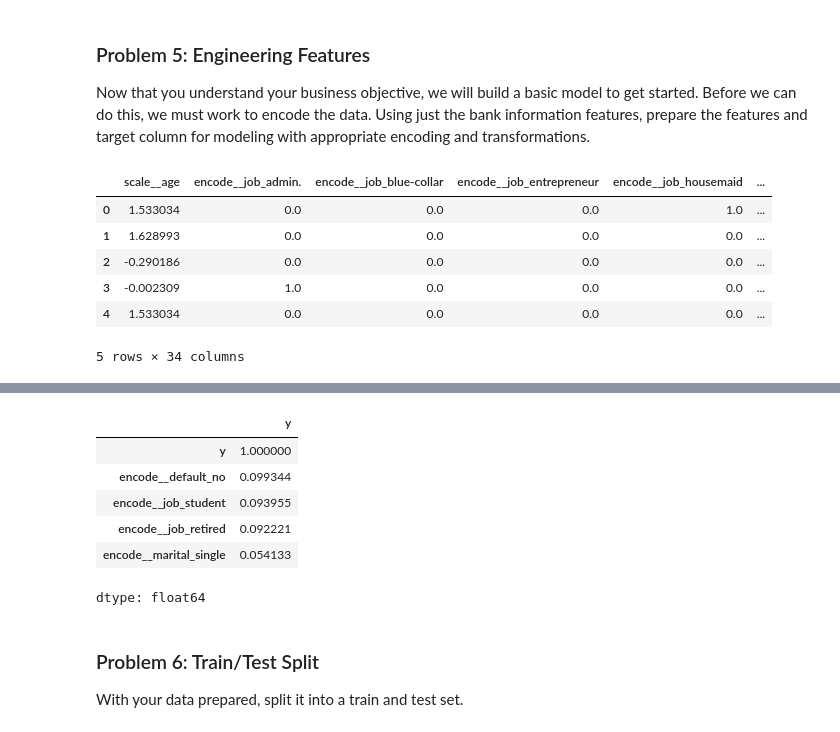
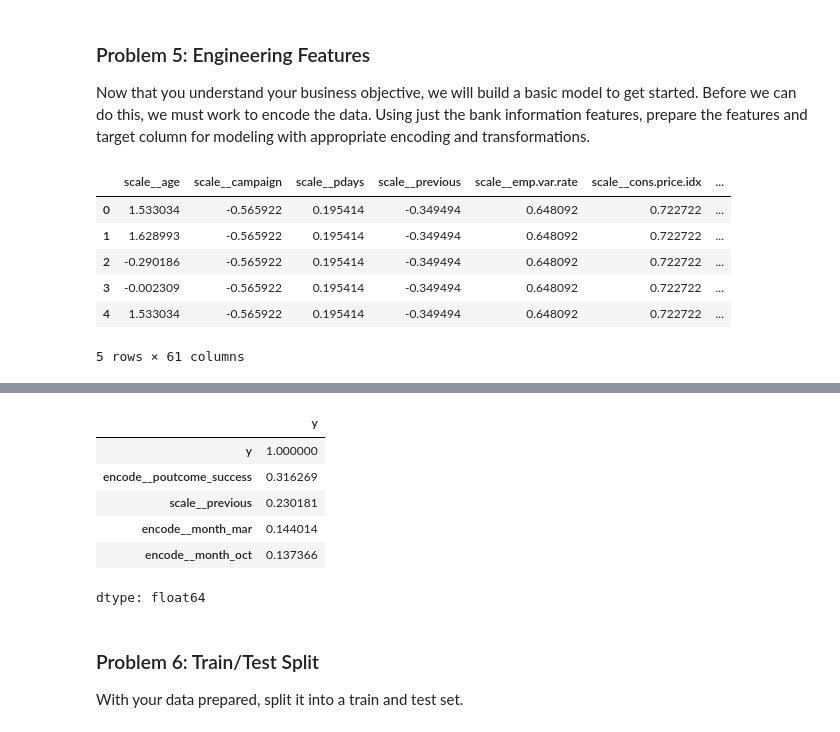
Before and after one commit to ashrivastav33/bank-marketing-ml-classifiers, a Jupyter notebook: code/bank-marketing-ml_ashri33.ipynb, the cells around one changed output, grey strips where cells are left out. Drawn from its saved outputs; the diff is of its cells as text; code cells hidden in the pictures.

```diff
--- a/code/bank-marketing-ml_ashri33.ipynb
+++ b/code/bank-marketing-ml_ashri33.ipynb
@@ -204,19 +241,19 @@ basic_transformer = ColumnTransformer([('scale', StandardScaler(),\
         ('encode', OneHotEncoder(handle_unknown = 'ignore',drop='if_binary'),\
         make_column_selector(dtype_include=[object]))], sparse_threshold = 0)
 # %%
-X_transformed = pd.DataFrame(data = basic_transformer.fit_transform(X.iloc[:,:7]), columns = basic_transformer.get_feature_names_out())
+#X_transformed = pd.DataFrame(data = basic_transformer.fit_transform(X.iloc[:,:7]), columns = basic_transformer.get_feature_names_out())
 
-#X_transformed = pd.DataFrame(data = basic_transformer.fit_transform(X), columns = basic_transformer.get_feature_names_out())
+X_transformed = pd.DataFrame(data = basic_transformer.fit_transform(X), columns = basic_transformer.get_feature_names_out())
 
 X_transformed.head()
 # %% [output]
-|  | scale__age | encode__job_admin. | encode__job_blue-collar | encode__job_entrepreneur | encode__job_housemaid | ... |
-| 0 | 1.533034 | 0.0 | 0.0 | 0.0 | 1.0 | ... |
-| 1 | 1.628993 | 0.0 | 0.0 | 0.0 | 0.0 | ... |
-| 2 | -0.290186 | 0.0 | 0.0 | 0.0 | 0.0 | ... |
-| 3 | -0.002309 | 1.0 | 0.0 | 0.0 | 0.0 | ... |
-| 4 | 1.533034 | 0.0 | 0.0 | 0.0 | 0.0 | ... |
+|  | scale__age | scale__campaign | scale__pdays | scale__previous | scale__emp.var.rate | scale__cons.price.idx | ... |
+| 0 | 1.533034 | -0.565922 | 0.195414 | -0.349494 | 0.648092 | 0.722722 | ... |
+| 1 | 1.628993 | -0.565922 | 0.195414 | -0.349494 | 0.648092 | 0.722722 | ... |
+| 2 | -0.290186 | -0.565922 | 0.195414 | -0.349494 | 0.648092 | 0.722722 | ... |
+| 3 | -0.002309 | -0.565922 | 0.195414 | -0.349494 | 0.648092 | 0.722722 | ... |
+| 4 | 1.533034 | -0.565922 | 0.195414 | -0.349494 | 0.648092 | 0.722722 | ... |
-5 rows × 34 columns
+5 rows × 61 columns
 # %%
 df_for_corr = pd.concat([X_transformed,pd.DataFrame(y)], axis = 1)
 df_for_corr.rename(columns = {0:'y'}, inplace = True)
@@ -241,10 +278,10 @@ df_for_corr.corr().sort_values('y', ascending=False)['y'].head(5)
 # %% [output]
 |  | y |
 | y | 1.000000 |
-| encode__default_no | 0.099344 |
-| encode__job_student | 0.093955 |
-| encode__job_retired | 0.092221 |
-| encode__marital_single | 0.054133 |
+| encode__poutcome_success | 0.316269 |
+| scale__previous | 0.230181 |
+| encode__month_mar | 0.144014 |
+| encode__month_oct | 0.137366 |
 dtype: float64
 # %% [markdown]
 ### Problem 6: Train/Test Split
```
Also changed, not shown: parts of 15 cells of this notebook.
